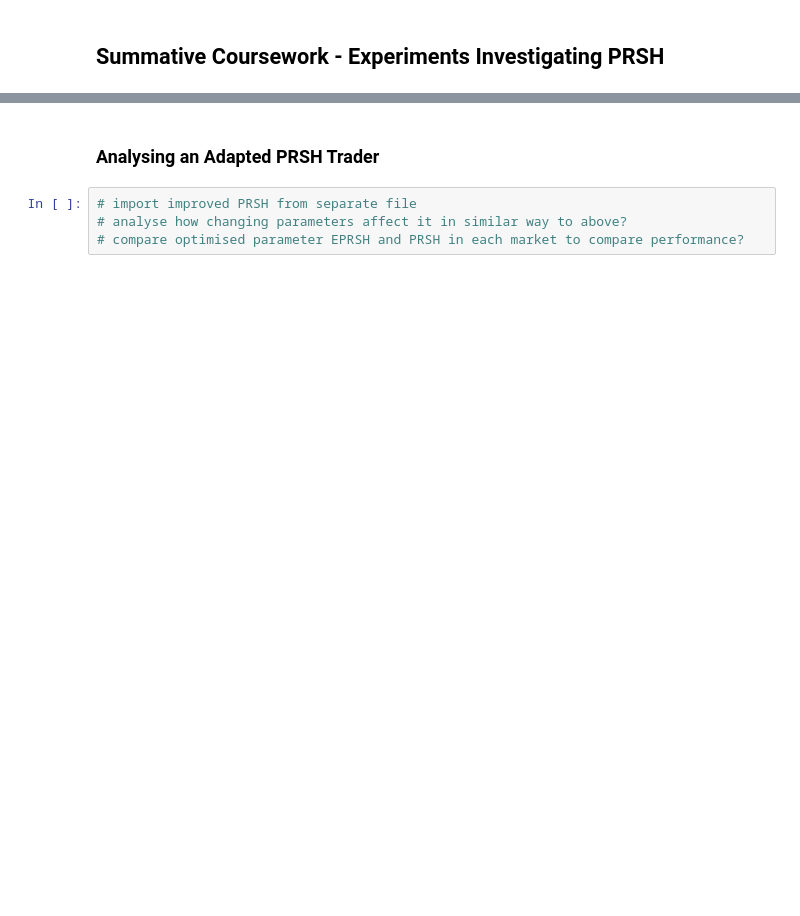
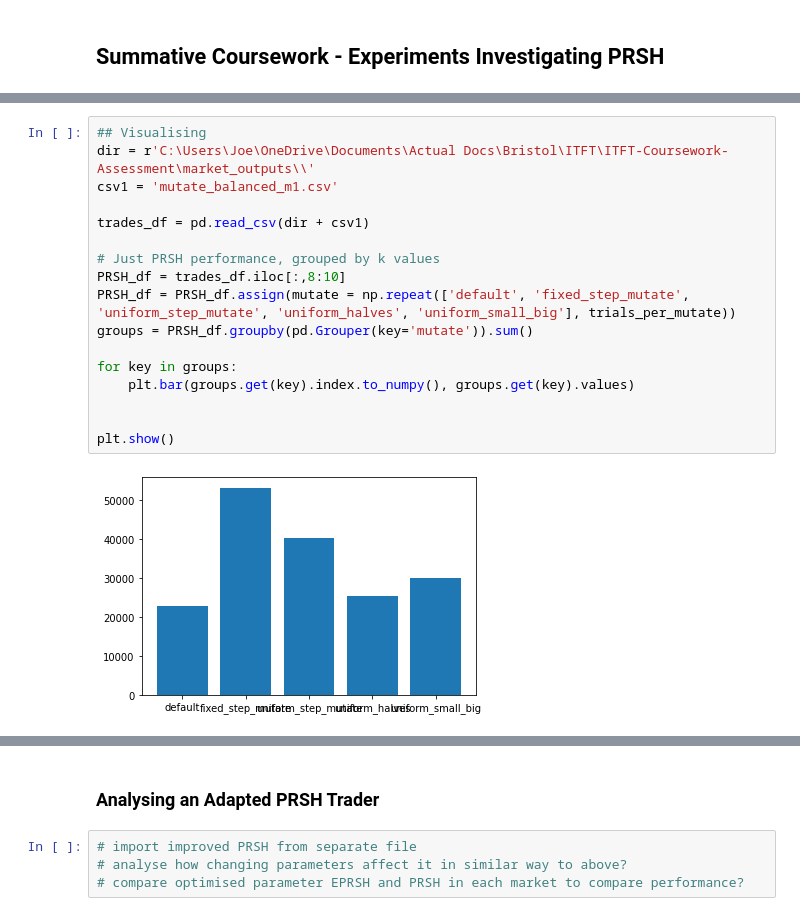
Before and after one commit to janderson3435/ITFT-Coursework-Assessment, a Jupyter notebook: PRSH_experiments.ipynb, the cells around one changed output, grey strips where cells are left out. Cells and saved outputs as stored; diff of their text form; blank space fills up the shorter version.

```diff
--- a/PRSH_experiments.ipynb
+++ b/PRSH_experiments.ipynb
@@ -196,0 +534,19 @@ while trial < trials_per_market:
+# %%
+## Visualising
+dir = r'C:\Users\Joe\OneDrive\Documents\Actual Docs\Bristol\ITFT\ITFT-Coursework-Assessment\market_outputs\\'
+csv1 = 'mutate_balanced_m1.csv'
+
+trades_df = pd.read_csv(dir + csv1)
+
+# Just PRSH performance, grouped by k values
+PRSH_df = trades_df.iloc[:,8:10]
+PRSH_df = PRSH_df.assign(mutate = np.repeat(['default', 'fixed_step_mutate', 'uniform_step_mutate', 'uniform_halves', 'uniform_small_big'], trials_per_mutate))
+groups = PRSH_df.groupby(pd.Grouper(key='mutate')).sum()
+
+for key in groups:
+    plt.bar(groups.get(key).index.to_numpy(), groups.get(key).values)
+
+
+plt.show()
+# %% [output]
+[figure, added]
```
Also changed, not shown: parts of 17 cells of this notebook, 18 other files.
